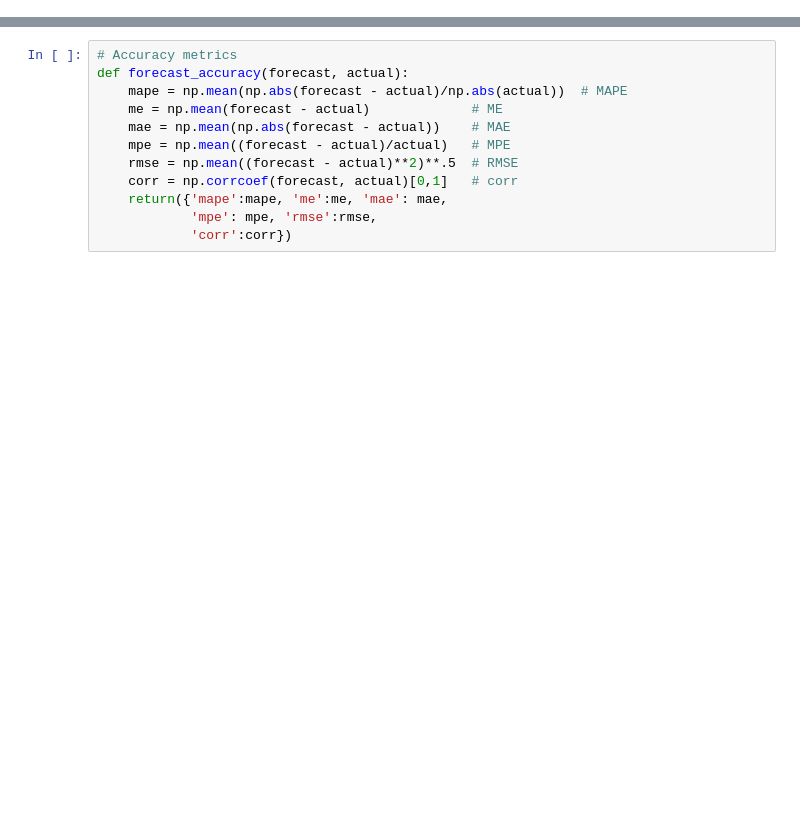
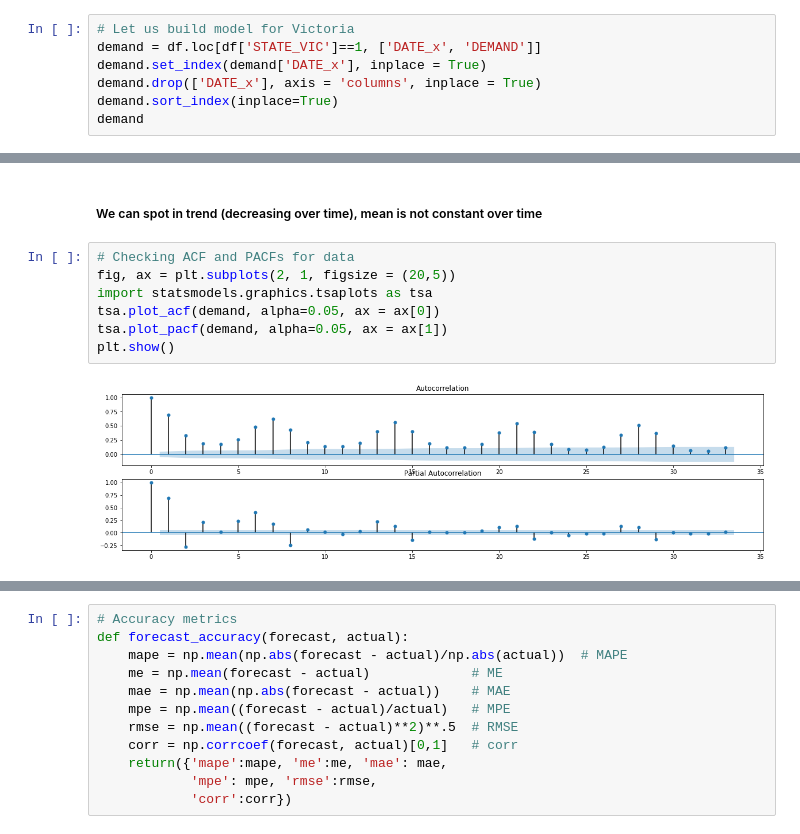
Before and after one commit to RammySekham/data--to-ml-pipeline, a Jupyter notebook: model.ipynb, the cells around one changed output, grey strips where cells are left out. Saved outputs shown, nothing was run; the diff lists cells and outputs as text; blank space fills up the shorter version.

```diff
--- a/model.ipynb
+++ b/model.ipynb
@@ -508,0 +16,7 @@ forecast_2020 = pd.Series.to_numpy(pre_2020['mean'])
+# %%
+# Let us build model for Victoria
+demand = df.loc[df['STATE_VIC']==1, ['DATE_x', 'DEMAND']]
+demand.set_index(demand['DATE_x'], inplace = True)
+demand.drop(['DATE_x'], axis = 'columns', inplace = True)
+demand.sort_index(inplace=True)
+demand
@@ -508,0 +80,11 @@ forecast_2020 = pd.Series.to_numpy(pre_2020['mean'])
+# %% [markdown]
+##### We can spot in trend (decreasing over time), mean is not constant over time
+# %%
+# Checking ACF and PACFs for data
+fig, ax = plt.subplots(2, 1, figsize = (20,5))
+import statsmodels.graphics.tsaplots as tsa
+tsa.plot_acf(demand, alpha=0.05, ax = ax[0])
+tsa.plot_pacf(demand, alpha=0.05, ax = ax[1])
+plt.show()
+# %% [output]
+[figure, added]
```
Also changed, not shown: parts of 52 cells of this notebook, 2 other files.
